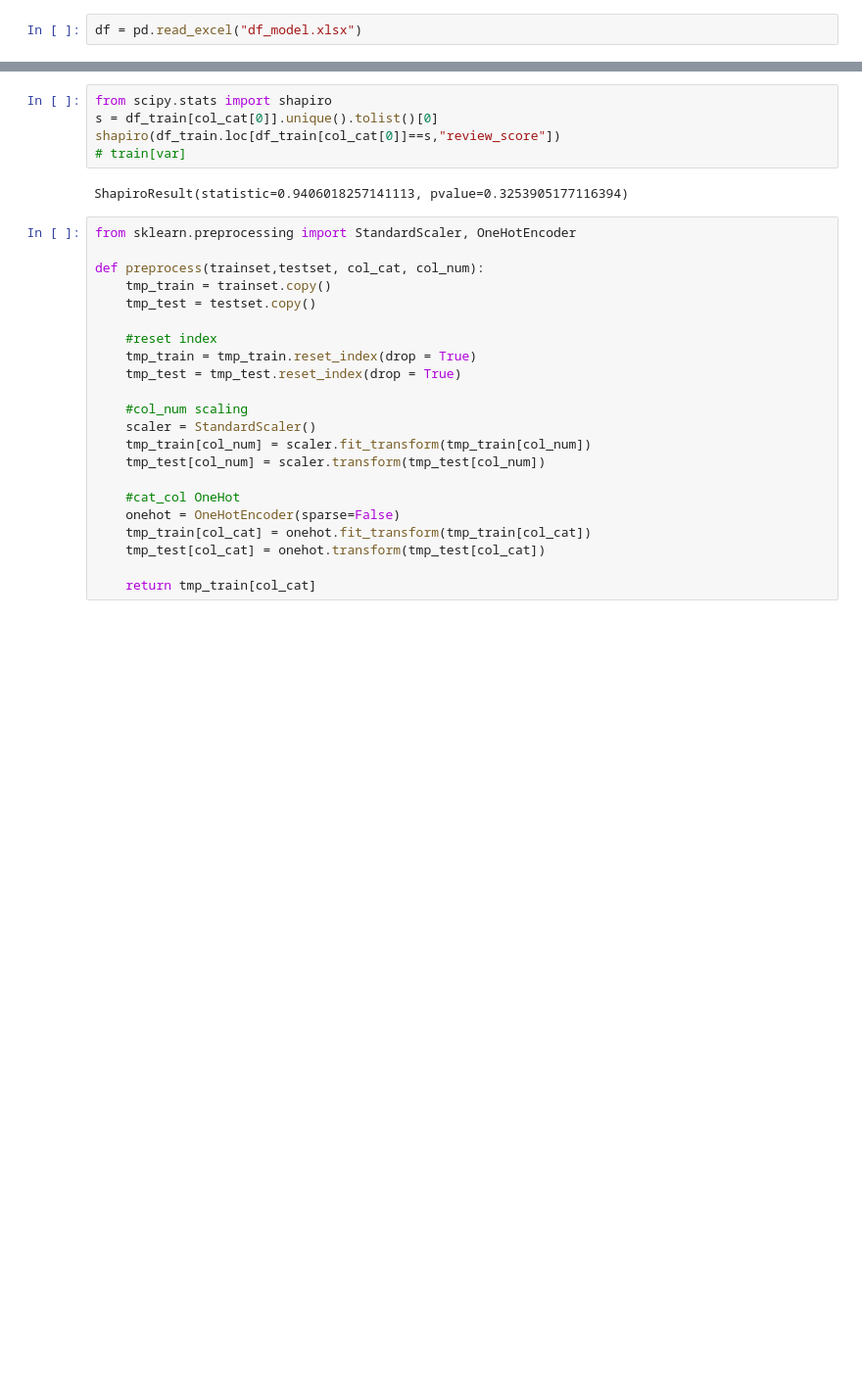
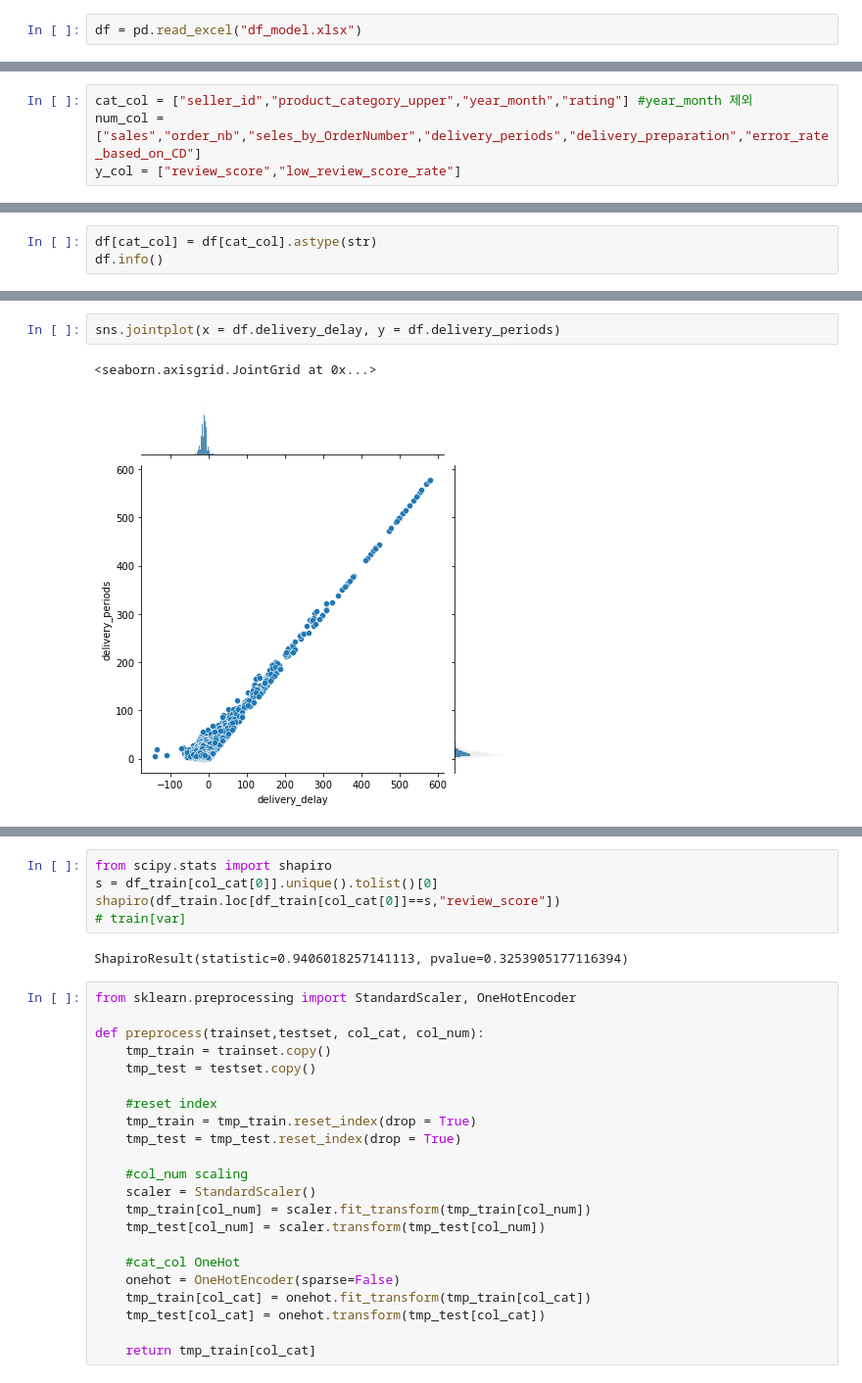
Before and after one commit to changyong93/project_Brazilian-E-Commerce-Public-Dataset-by-Olist, a Jupyter notebook: Untitled2.ipynb, the cells around one changed output, grey strips where cells are left out. Shown at 98% size. Saved outputs shown, nothing was run; the diff lists cells and outputs as text; blank space fills up the shorter version.

```diff
--- a/Untitled2.ipynb
+++ b/Untitled2.ipynb
@@ -14,0 +23,4 @@ ms.missingno.matrix(df)
+# %%
+cat_col = ["seller_id","product_category_upper","year_month","rating"] #year_month 제외
+num_col = ["sales","order_nb","seles_by_OrderNumber","delivery_periods","delivery_preparation","error_rate_based_on_CD"]
+y_col = ["review_score","low_review_score_rate"]
@@ -14,0 +47,3 @@ ms.missingno.matrix(df)
+# %%
+df[cat_col] = df[cat_col].astype(str)
+df.info()
@@ -14,0 +68,5 @@ ms.missingno.matrix(df)
+# %%
+sns.jointplot(x = df.delivery_delay, y = df.delivery_periods)
+# %% [output]
+<seaborn.axisgrid.JointGrid at 0x...>
+[figure, added]
```
Also changed, not shown: parts of 40 cells of this notebook.
